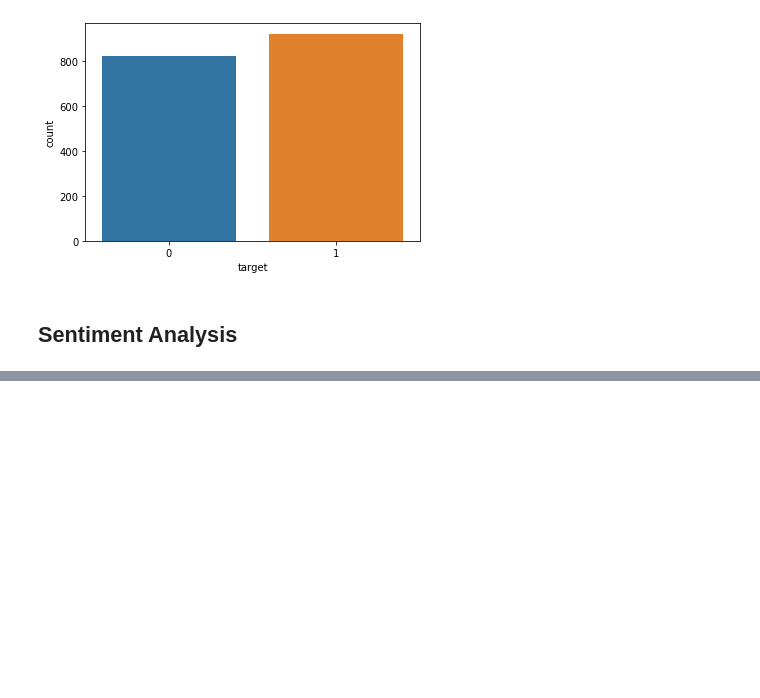
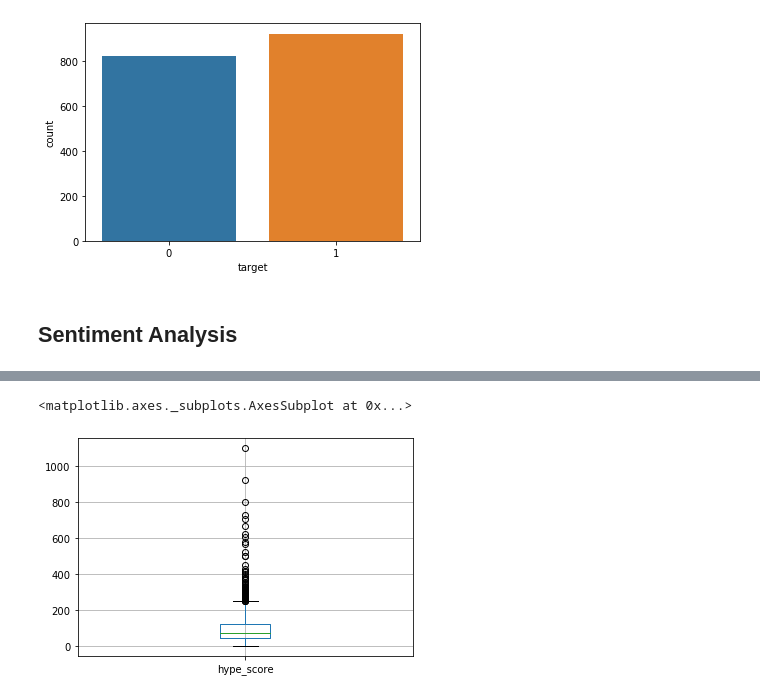
Before and after one commit to alexiscanaria/ftw-capstone, a Jupyter notebook: capstone.ipynb, the cells around one changed output, grey strips where cells are left out. Saved outputs shown, nothing was run; the diff lists cells and outputs as text; code cells hidden in the pictures; blank space fills up the shorter version.

Commit message:
Added new plots

```diff
--- a/capstone.ipynb
+++ b/capstone.ipynb
@@ -550,0 +592,5 @@ KeyboardInterrupt:
+# %%
+main_df.boxplot(column=[features[5]])
+# %% [output]
+<matplotlib.axes._subplots.AxesSubplot at 0x...>
+[figure, added]
```
Also changed, not shown: parts of 30 cells of this notebook, 1 other file.
